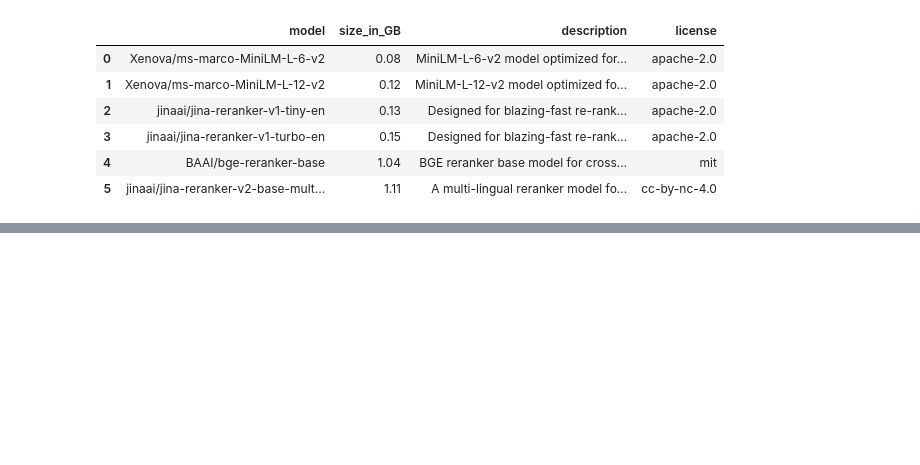
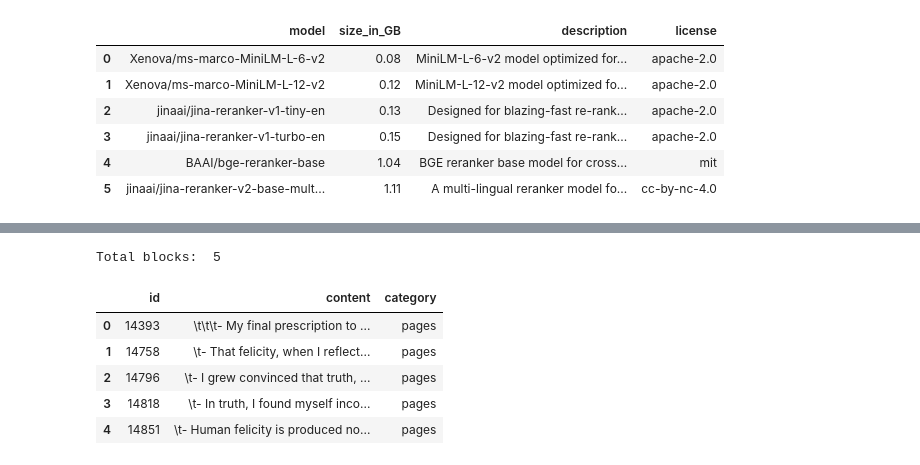
Before and after one commit to facs95/embeddings-2, a Jupyter notebook: notebooks/fastembed.ipynb, the cells around one changed output, grey strips where cells are left out. Drawn from its saved outputs; the diff is of its cells as text; code cells hidden in the pictures; blank space fills up the shorter version.

```diff
--- a/notebooks/fastembed.ipynb
+++ b/notebooks/fastembed.ipynb
@@ -70,0 +162,27 @@ Top 5 pages content, path, and score:
+# %%
+import sqlite3
+
+# Connect to the database
+conn = sqlite3.connect('data.db')
+
+# Create a cursor object
+cursor = conn.cursor()
+
+# Query all the pages
+cursor.execute('SELECT * FROM blocks where content like "%felicity%"')
+blocks = cursor.fetchall()
+print('Total blocks: ', len(blocks))
+import pandas as pd
+
+# Generate a table with the id and the content
+blocks_df = pd.DataFrame(blocks, columns=["id", "path", "title", "content", "properties", "category"])
+blocks_df = blocks_df[["id", "content", "category"]]
+blocks_df
+# %% [output]
+Total blocks:  5
+|  | id | content | category |
+| 0 | 14393 | \t\t\t- My final prescription to ... | pages |
+| 1 | 14758 | \t- That felicity, when I reflect... | pages |
+| 2 | 14796 | \t- I grew convinced that truth, ... | pages |
+| 3 | 14818 | \t- In truth, I found myself inco... | pages |
+| 4 | 14851 | \t- Human felicity is produced no... | pages |
```
Also changed, not shown: parts of 16 cells of this notebook, 2 other files.
